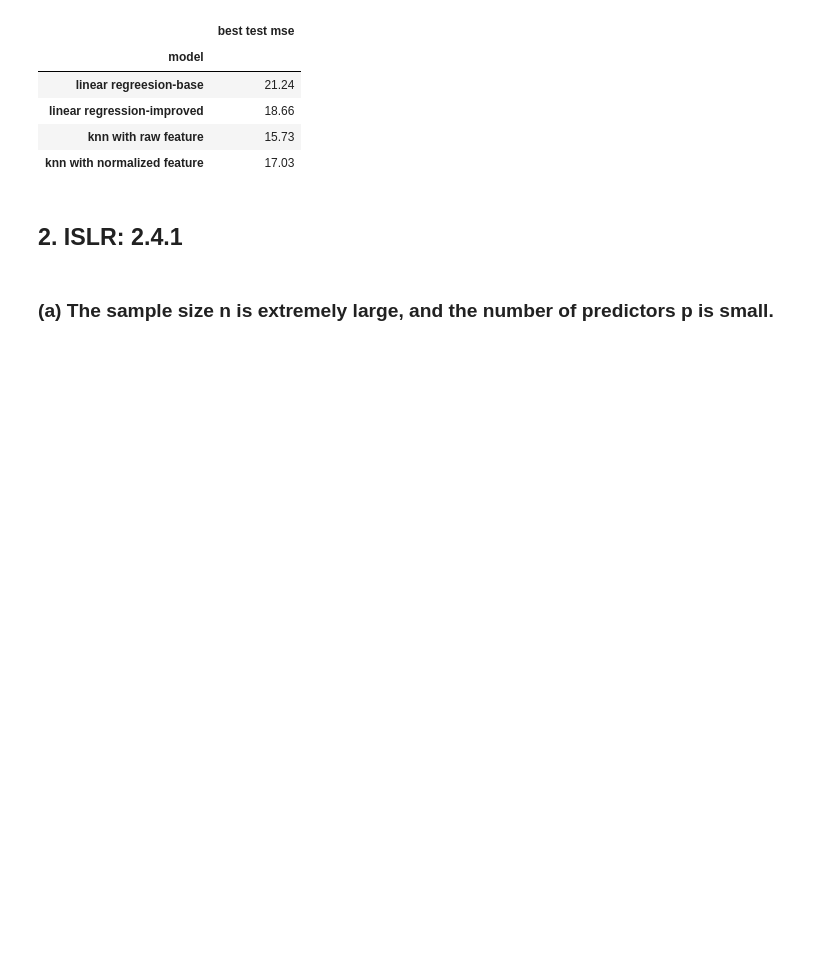
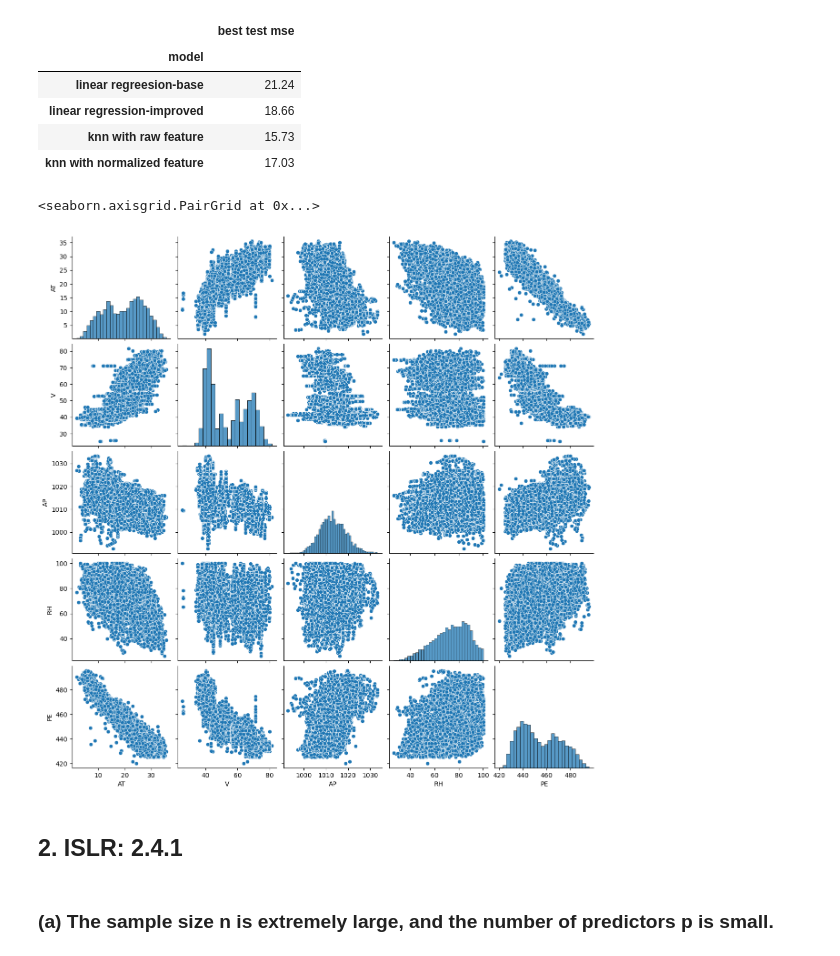
Before and after one commit to raychencssw/Power-Plant-Energy-Output-Prediction, a Jupyter notebook: notebook/Chen_WeiChieh_HW2.ipynb, the cells around one changed output. Saved outputs shown, nothing was run; the diff lists cells and outputs as text; code cells hidden in the pictures; blank space fills up the shorter version.

```diff
--- a/notebook/Last_First_HW2.ipynb
+++ b/notebook/Chen_WeiChieh_HW2.ipynb
@@ -613,6 +614,11 @@ comparison_bw
 | linear regression-improved | 18.66 |
 | knn with raw feature | 15.73 |
 | knn with normalized feature | 17.03 |
+# %%
+sns.pairplot(train)
+# %% [output]
+<seaborn.axisgrid.PairGrid at 0x...>
+[figure, added]
 # %% [markdown]
 ## 2. ISLR: 2.4.1
 # %% [markdown]
```
Also changed, not shown: parts of 2 cells of this notebook.
